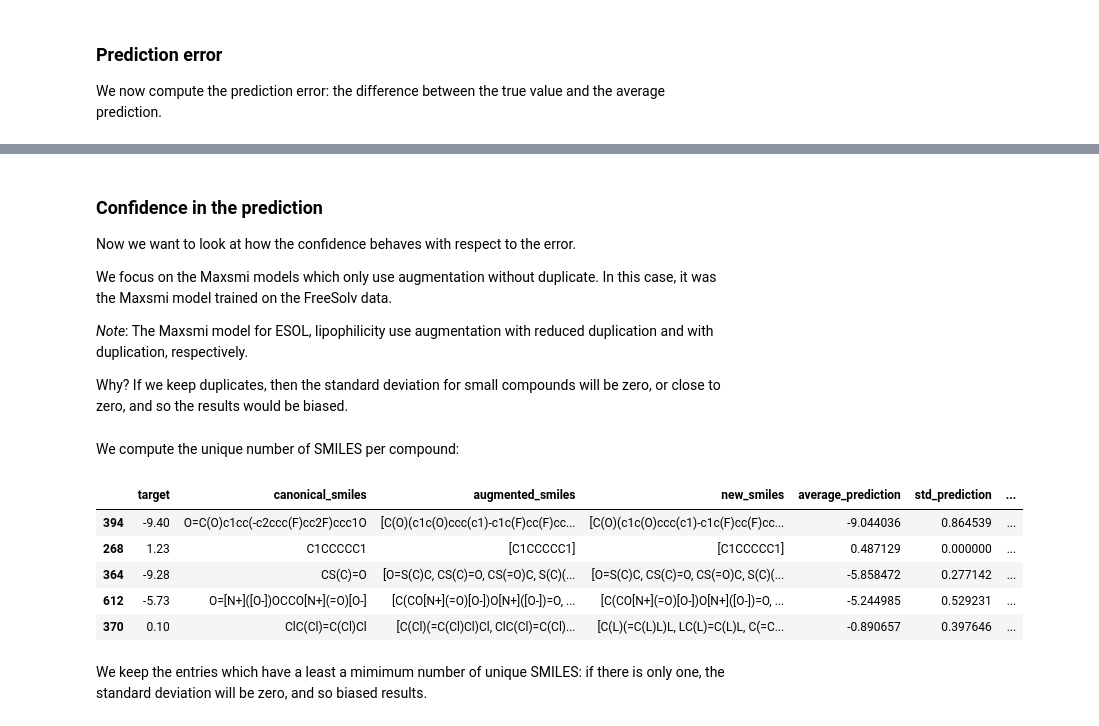
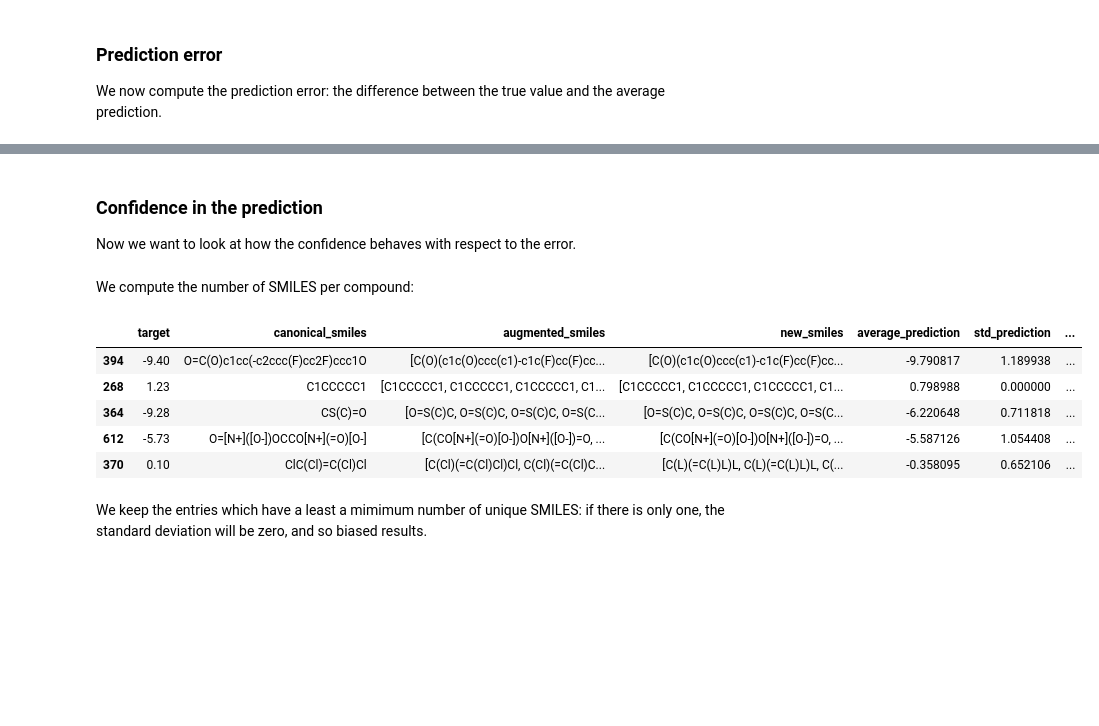
Before and after one commit to volkamerlab/maxsmi, a Jupyter notebook: maxsmi/results_analysis/results_ensemble_learning_confidence_vs_rmse.ipynb, the cells around one changed output, grey strips where cells are left out. Cells and saved outputs as stored; diff of their text form; code cells hidden in the pictures; blank space fills up the shorter version.

```diff
--- a/maxsmi/results_analysis/results_ensemble_learning_confidence_vs_rmse.ipynb
+++ b/maxsmi/results_analysis/results_ensemble_learning_confidence_vs_rmse.ipynb
@@ -104,26 +104,20 @@ maxsmi_data.head()
-# %% [markdown]
-### Confidence in the prediction
-
-Now we want to look at how the confidence behaves with respect to the error.
-
-We focus on the Maxsmi models which only use augmentation without duplicate. In this case, it was the Maxsmi model trained on the FreeSolv data.
-
-_Note_: The Maxsmi model for ESOL, lipophilicity use augmentation with reduced duplication and with duplication, respectively.
-
-Why? If we keep duplicates, then the standard deviation for small compounds will be zero, or close to zero, and so the results would be biased.
+# %% [markdown]
+### Confidence in the prediction
+
+Now we want to look at how the confidence behaves with respect to the error.
 # %% [markdown]
-We compute the unique number of SMILES per compound:
+We compute the number of SMILES per compound:
 # %%
-maxsmi_data["nb_unique_smiles"] = maxsmi_data["augmented_smiles"].apply(lambda x:
+maxsmi_data["nb_smiles"] = maxsmi_data["augmented_smiles"].apply(lambda x:
                                                                         len(set(x)))
 maxsmi_data.head()
 # %% [output]
 |  | target | canonical_smiles | augmented_smiles | new_smiles | average_prediction | std_prediction | ... |
-| 394 | -9.40 | O=C(O)c1cc(-c2ccc(F)cc2F)ccc1O | [C(O)(c1c(O)ccc(c1)-c1c(F)cc(F)cc... | [C(O)(c1c(O)ccc(c1)-c1c(F)cc(F)cc... | -9.044036 | 0.864539 | ... |
-| 268 | 1.23 | C1CCCCC1 | [C1CCCCC1] | [C1CCCCC1] | 0.487129 | 0.000000 | ... |
-| 364 | -9.28 | CS(C)=O | [O=S(C)C, CS(C)=O, CS(=O)C, S(C)(... | [O=S(C)C, CS(C)=O, CS(=O)C, S(C)(... | -5.858472 | 0.277142 | ... |
-| 612 | -5.73 | O=[N+]([O-])OCCO[N+](=O)[O-] | [C(CO[N+](=O)[O-])O[N+]([O-])=O, ... | [C(CO[N+](=O)[O-])O[N+]([O-])=O, ... | -5.244985 | 0.529231 | ... |
-| 370 | 0.10 | ClC(Cl)=C(Cl)Cl | [C(Cl)(=C(Cl)Cl)Cl, ClC(Cl)=C(Cl)... | [C(L)(=C(L)L)L, LC(L)=C(L)L, C(=C... | -0.890657 | 0.397646 | ... |
+| 394 | -9.40 | O=C(O)c1cc(-c2ccc(F)cc2F)ccc1O | [C(O)(c1c(O)ccc(c1)-c1c(F)cc(F)cc... | [C(O)(c1c(O)ccc(c1)-c1c(F)cc(F)cc... | -9.790817 | 1.189938 | ... |
+| 268 | 1.23 | C1CCCCC1 | [C1CCCCC1, C1CCCCC1, C1CCCCC1, C1... | [C1CCCCC1, C1CCCCC1, C1CCCCC1, C1... | 0.798988 | 0.000000 | ... |
+| 364 | -9.28 | CS(C)=O | [O=S(C)C, O=S(C)C, O=S(C)C, O=S(C... | [O=S(C)C, O=S(C)C, O=S(C)C, O=S(C... | -6.220648 | 0.711818 | ... |
+| 612 | -5.73 | O=[N+]([O-])OCCO[N+](=O)[O-] | [C(CO[N+](=O)[O-])O[N+]([O-])=O, ... | [C(CO[N+](=O)[O-])O[N+]([O-])=O, ... | -5.587126 | 1.054408 | ... |
+| 370 | 0.10 | ClC(Cl)=C(Cl)Cl | [C(Cl)(=C(Cl)Cl)Cl, C(Cl)(=C(Cl)C... | [C(L)(=C(L)L)L, C(L)(=C(L)L)L, C(... | -0.358095 | 0.652106 | ... |
 # %% [markdown]
 We keep the entries which have a least a mimimum number of unique SMILES: if there is only one, the standard deviation will be zero, and so biased results.
 # %%
```
Also changed, not shown: parts of 8 cells of this notebook, 2 other files.
